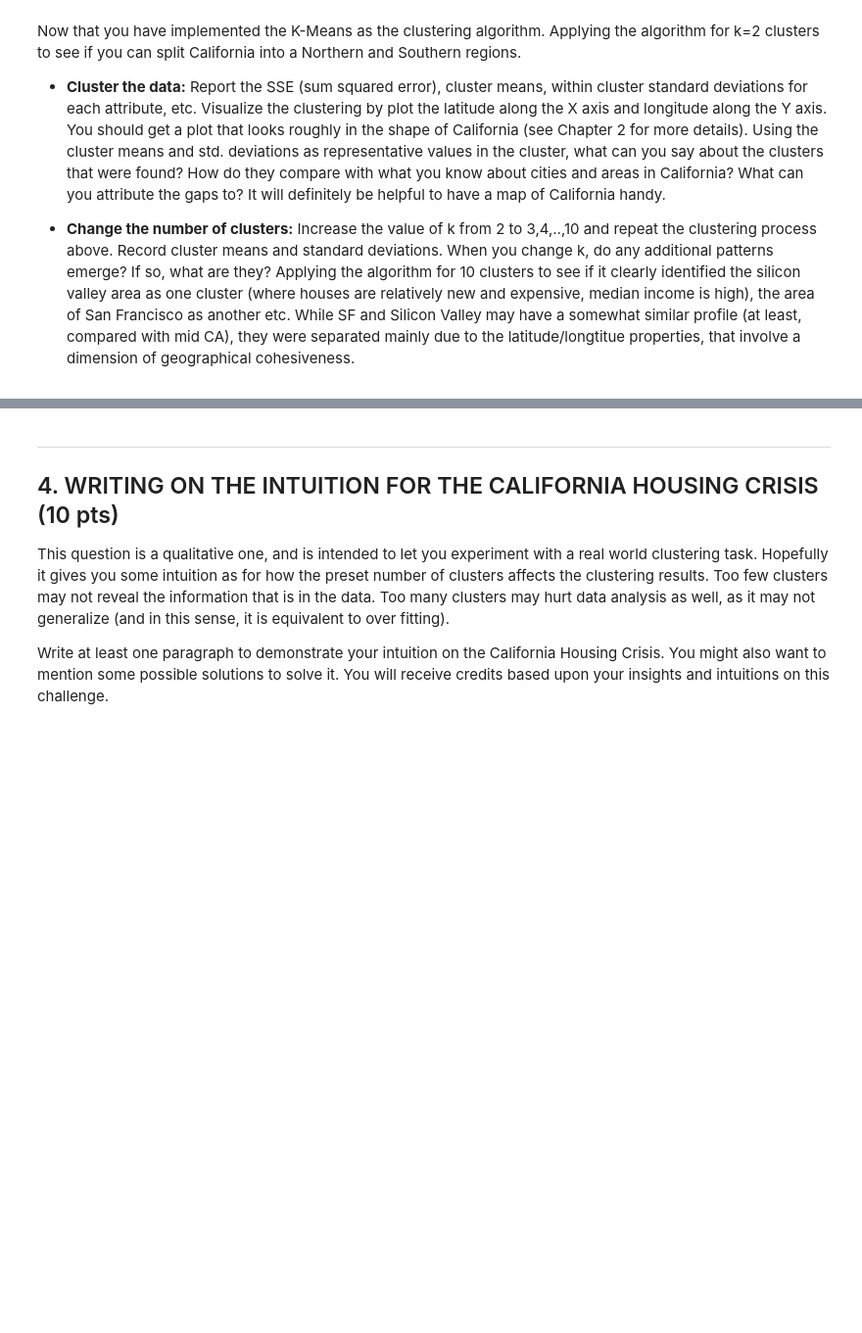
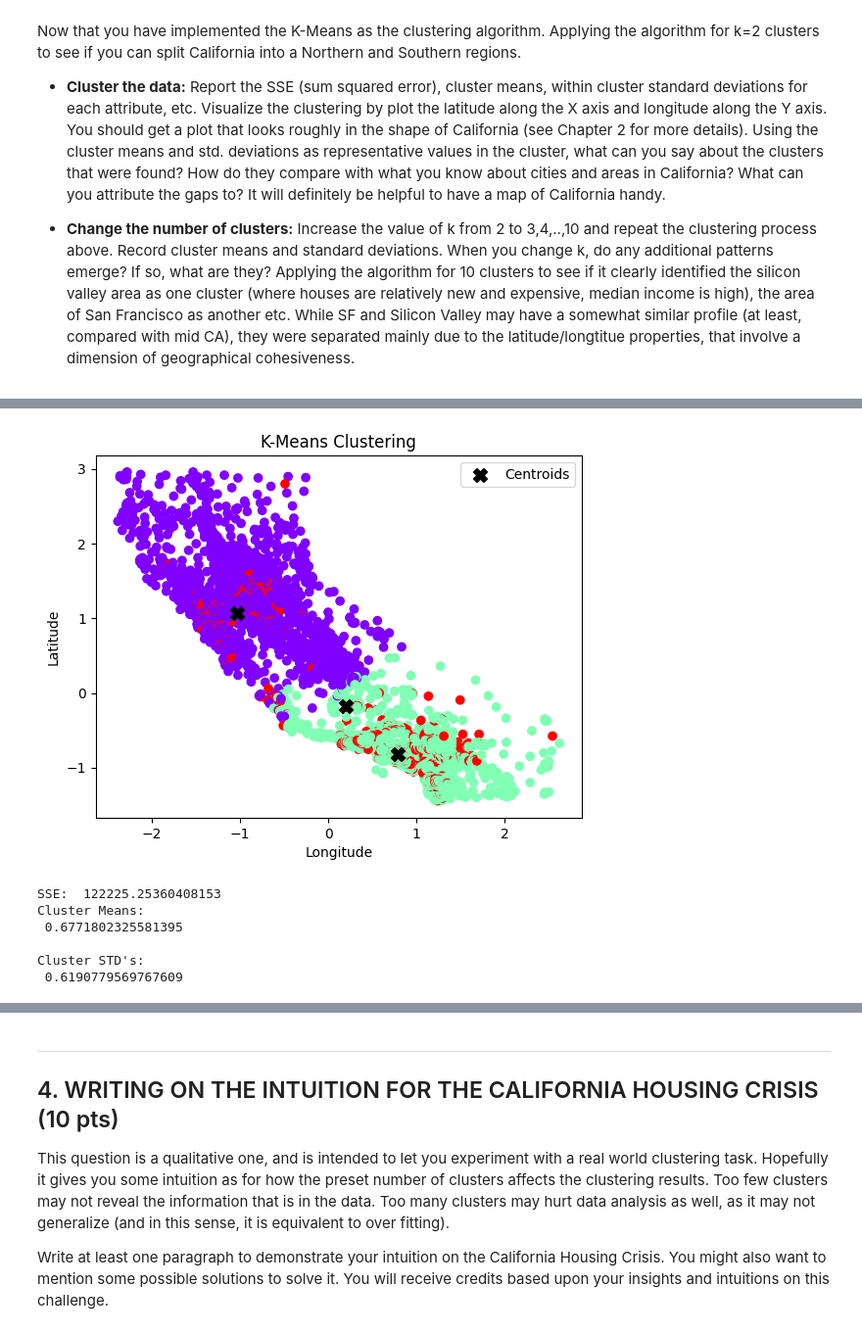
Before and after one commit to wloving77/Fall2023Classes, a Jupyter notebook: Machine_Learning/Assignment2/wfl9zy_assignment_2_kmeans.ipynb, the cells around one changed output, grey strips where cells are left out. Shown: that part at 98% size. Saved outputs shown, nothing was run; the diff lists cells and outputs as text; code cells hidden in the pictures; blank space fills up the shorter version.

```diff
--- a/Machine_Learning/Assignment2/wfl9zy_assignment_2_kmeans.ipynb
+++ b/Machine_Learning/Assignment2/wfl9zy_assignment_2_kmeans.ipynb
@@ -117,0 +239,10 @@ Now that you have implemented the K-Means as the clustering algorithm. Applying
+# %%
+plot_clustering(df_cleaned, centroids2, cluster_assignments2)
+# %% [output]
+[figure, added]
+SSE:  122225.25360408153
+Cluster Means:
+ 0.6771802325581395
+
+Cluster STD's:
+ 0.6190779569767609
```
Also changed, not shown: parts of 15 cells of this notebook, 7 other files.
